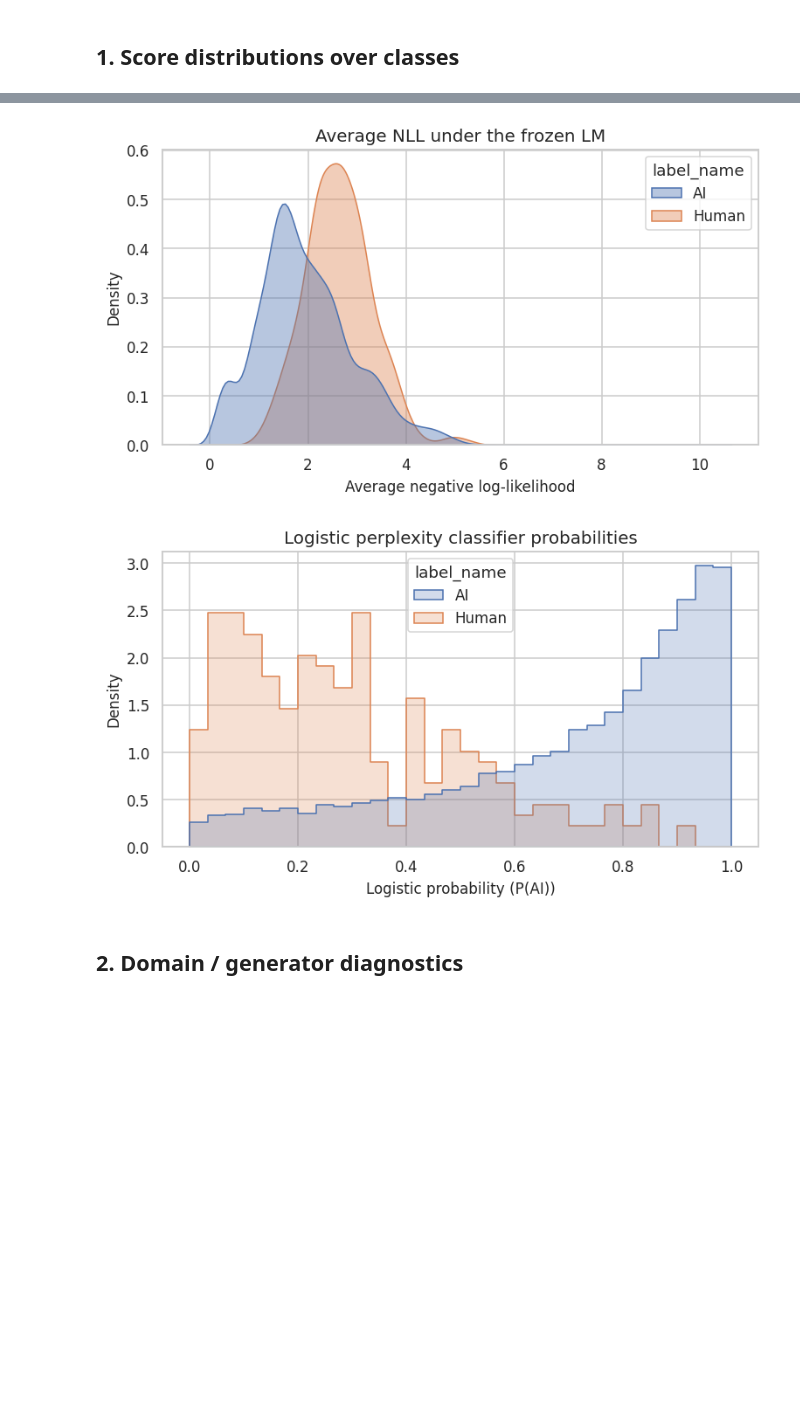
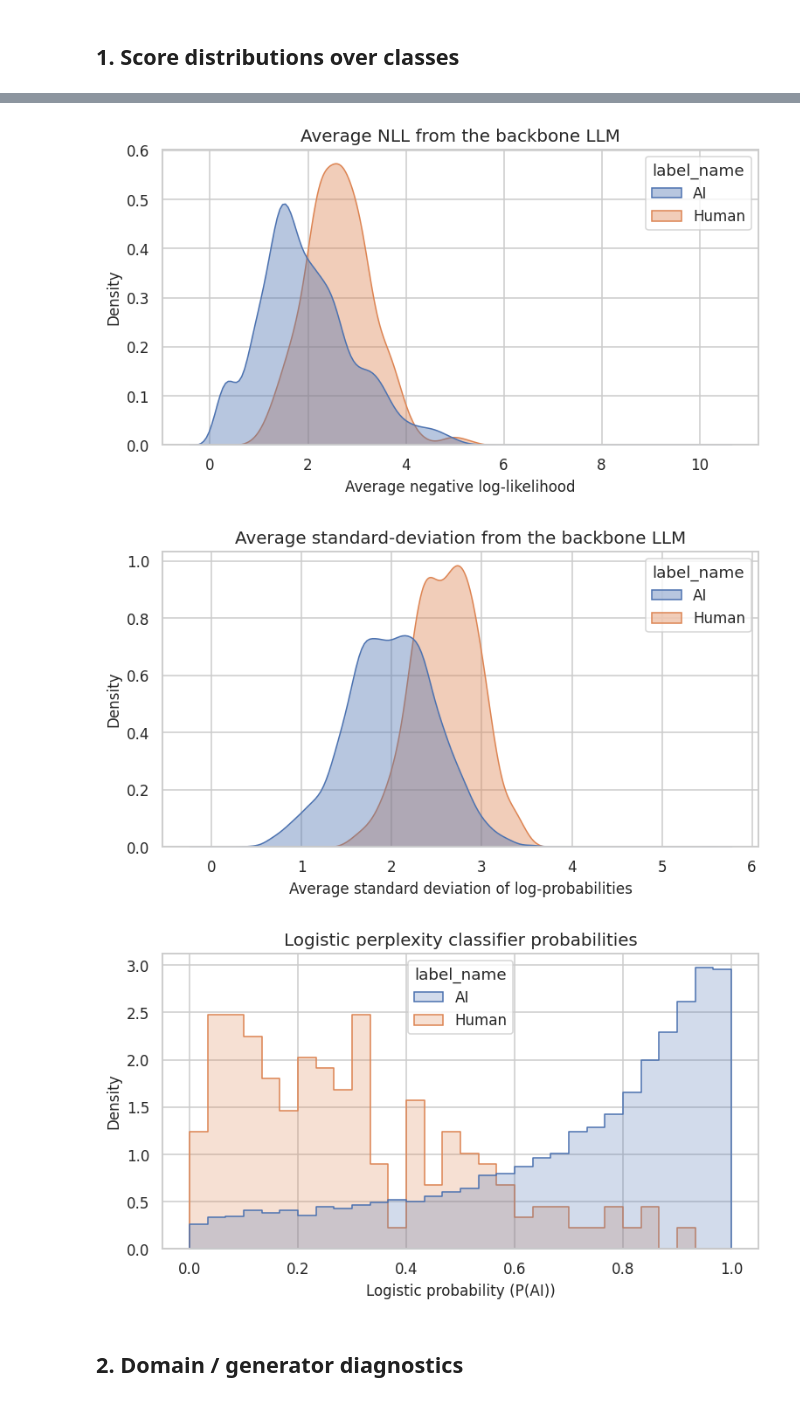
Before and after one commit to HesteBjorn/TDT13_AI_text_prediction, a Jupyter notebook: notebooks/perplexity_analysis.ipynb, the cells around one changed output, grey strips where cells are left out. Drawn from its saved outputs; the diff is of its cells as text; code cells hidden in the pictures; blank space fills up the shorter version.

Commit message:
add: final perplexity analysis notebook

```diff
--- a/notebooks/perplexity_analysis.ipynb
+++ b/notebooks/perplexity_analysis.ipynb
@@ -129,7 +127,7 @@ def compute_surface_features(text: str) -> tuple[float, float, float]:
     return avg_len, ttr, digit_ratio
 
 surface = analysis_df["text"].apply(compute_surface_features)
-analysis_df[["avg_word_len", "type_token_ratio", "digit_ratio"]] = pd.DataFrame(surface.tolist(), index=analysis_df.index)
+analysis_df[["avg_word_len", "unique_token_ratio", "digit_ratio"]] = pd.DataFrame(surface.tolist(), index=analysis_df.index)
 analysis_df.head()
 # %% [output]
 /home/erikhbj/Documents/tdt13/TDT13_AI_text_prediction/.venv/lib/python3.11/site-packages/rich/live.py:256:
@@ -175,20 +182,28 @@ Name: nll, dtype: float64
 # %%
-finite = analysis_df[np.isfinite(analysis_df["nll"])]
+finite = analysis_df[np.isfinite(analysis_df[["nll", "std_logp"]]).all(axis=1)]
 plt.figure(figsize=(8, 4))
 sns.kdeplot(data=finite, x="nll", hue="label_name", fill=True, common_norm=False, alpha=0.4)
-plt.title("Average NLL under the frozen LM")
+plt.title("Average NLL from the backbone LLM")
 plt.xlabel("Average negative log-likelihood")
+plt.ylabel("Density")
+plt.show()
+
+plt.figure(figsize=(8, 4))
+sns.kdeplot(data=finite, x="std_logp", hue="label_name", fill=True, common_norm=False, alpha=0.4)
+plt.title("Average standard-deviation from the backbone LLM")
+plt.xlabel("Average standard deviation of log-probabilities")
 plt.ylabel("Density")
 plt.show()
 
 plt.figure(figsize=(8, 4))
 sns.histplot(data=finite, x="score", hue="label_name", bins=30, element="step", stat="density", common_norm=False)
 plt.title("Logistic perplexity classifier probabilities")
 plt.xlabel("Logistic probability (P(AI))")
 plt.show()
 # %% [output]
-[figure, old version]
+[figure, new version]
-[figure, old version]
+[figure, new version]
+[figure, added]
 # %% [markdown]
 ## 2. Domain / generator diagnostics
 # %%
```
Also changed, not shown: parts of 5 cells of this notebook.
